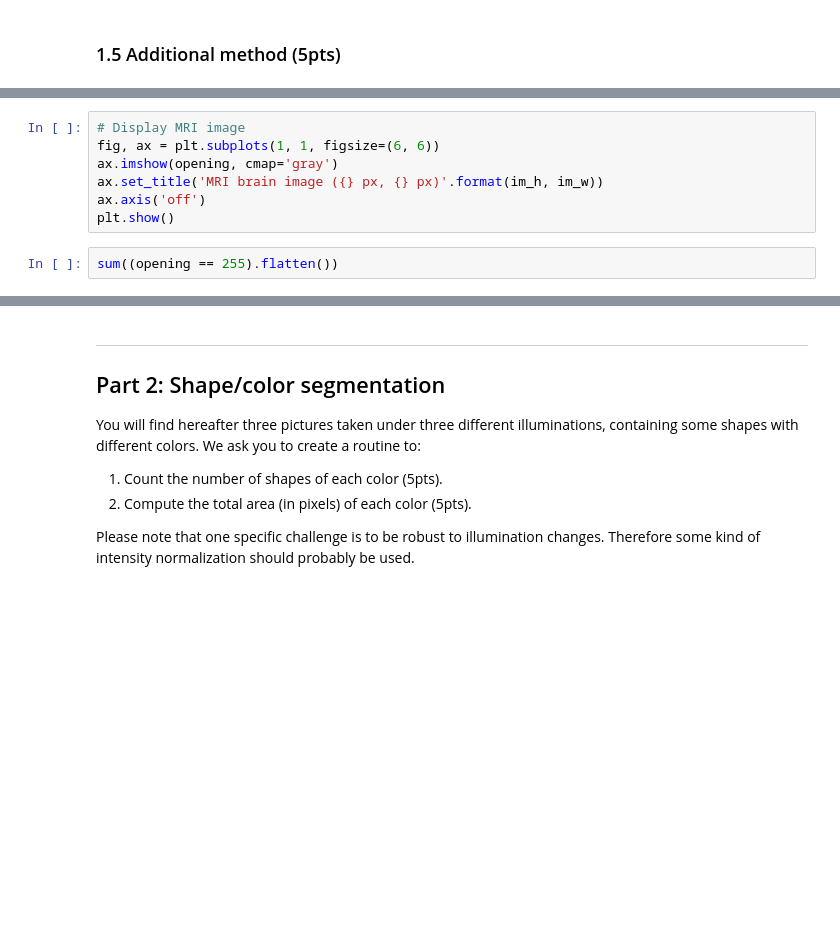
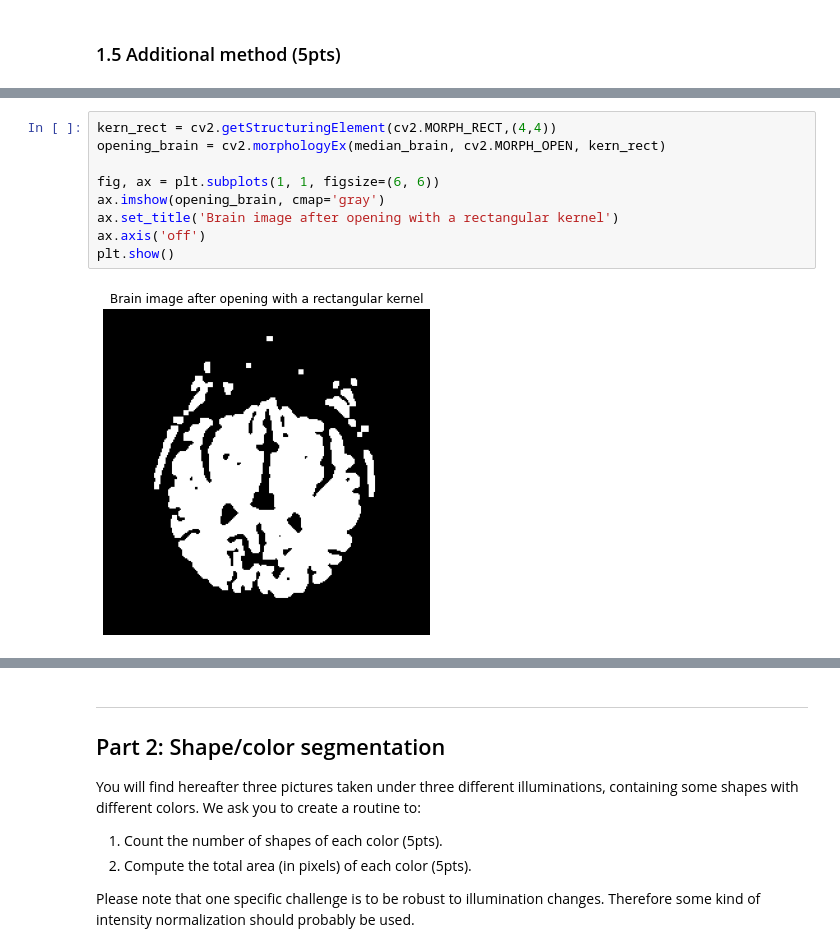
Before and after one commit to melina-chrys/IAPR-squad-lab, a Jupyter notebook: Lab1/lab_01_segmentation.ipynb, the cells around one changed output, grey strips where cells are left out. Cells and saved outputs as stored; diff of their text form; blank space fills up the shorter version.

```diff
--- a/Lab1/lab_01_segmentation.ipynb
+++ b/Lab1/lab_01_segmentation.ipynb
@@ -179,9 +237,11 @@ opening = cv2.morphologyEx(median_brain, cv2.MORPH_OPEN, kern)
 # %%
-# Display MRI image
+kern_rect = cv2.getStructuringElement(cv2.MORPH_RECT,(4,4))
+opening_brain = cv2.morphologyEx(median_brain, cv2.MORPH_OPEN, kern_rect)
+
 fig, ax = plt.subplots(1, 1, figsize=(6, 6))
-ax.imshow(opening, cmap='gray')
-ax.set_title('MRI brain image ({} px, {} px)'.format(im_h, im_w))
+ax.imshow(opening_brain, cmap='gray')
+ax.set_title('Brain image after opening with a rectangular kernel')
 ax.axis('off')
 plt.show()
+# %% [output]
+[figure, added]
-# %%
-sum((opening == 255).flatten())
```
Also changed, not shown: parts of 41 cells of this notebook.
